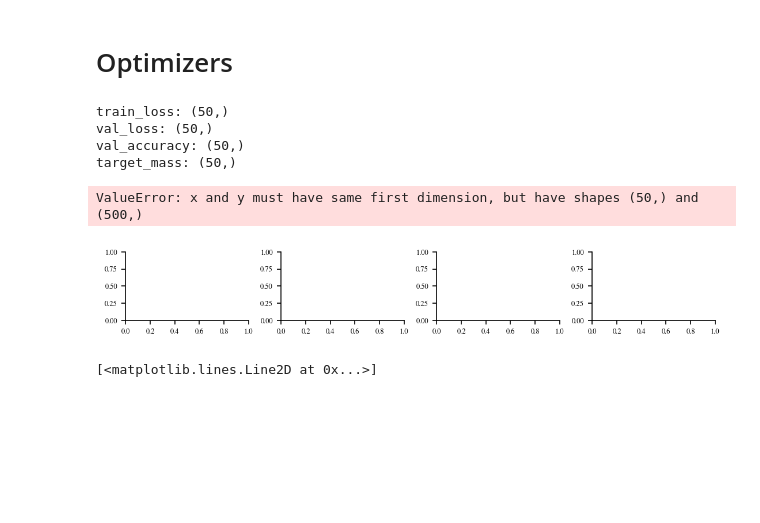
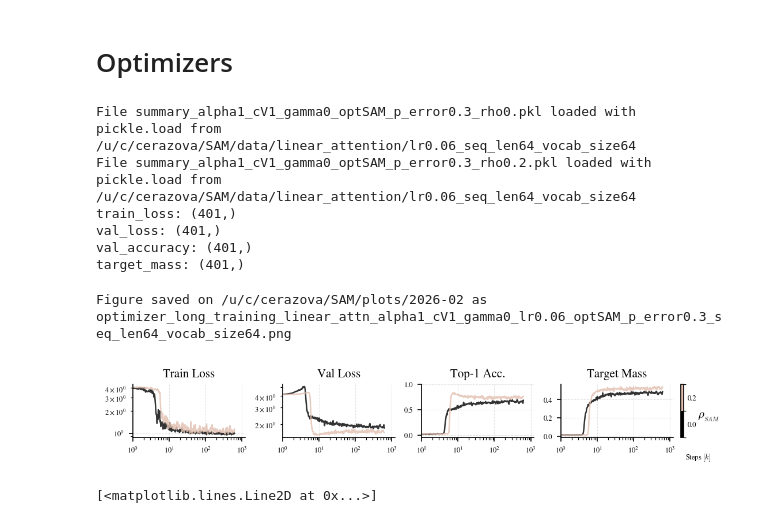
Before and after one commit to CristopherErazo/SAM, a Jupyter notebook: notebooks/26_02_09_Simplified_Task.ipynb, the cells around one changed output. Drawn from its saved outputs; the diff is of its cells as text; code cells hidden in the pictures; blank space fills up the shorter version.

Commit message:
Plots linear vs sfm attention

```diff
--- a/notebooks/26_02_09_Simplified_Task.ipynb
+++ b/notebooks/26_02_09_Simplified_Task.ipynb
@@ -509,7 +509,7 @@ results = {key: {rho: [] for rho in rhos} for key in keys}
 for rho in rhos:
     var_names = ['alpha','cV','opt','rho','gamma','p_error']
     params = make_params_dict(fix_names, var_names)
-    summary = load_data('summary_switch',experiment_name='small_induction_head', params=params,show=False)
+    summary = load_data('summary',experiment_name='linear_attention', params=params,show=True)
     for key in keys:
         results[key][rho] = summary[key]
 
@@ -519,7 +519,9 @@ results['step'] = summary['step']
 for key in keys:
     print(f'{key}: {results[key][rho].shape}')
 # %% [output]
-train_loss: (50,)
-val_loss: (50,)
-val_accuracy: (50,)
-target_mass: (50,)
+File summary_alpha1_cV1_gamma0_optSAM_p_error0.3_rho0.pkl loaded with pickle.load from /u/c/cerazova/SAM/data/linear_attention/lr0.06_seq_len64_vocab_size64
+File summary_alpha1_cV1_gamma0_optSAM_p_error0.3_rho0.2.pkl loaded with pickle.load from /u/c/cerazova/SAM/data/linear_attention/lr0.06_seq_len64_vocab_size64
+train_loss: (401,)
+val_loss: (401,)
+val_accuracy: (401,)
+target_mass: (401,)
@@ -537,36 +542,36 @@ fig ,  axes = create_fig(ncols=ncols,size='double',h=0.15)
 for i , (ax , key) in enumerate(zip(axes, keys)):
     for j , rho in enumerate(rhos):
         ax.plot(results['step']/1000, results[key][rho],lw=1.2,alpha=0.8,color=colors[j])
     ax.set_title(titles[i])
     ax.grid(ls='--',alpha=0.2,c='gray',lw=0.5)
 
 
 # Create discrete colormap and colorbar with discrete colors
 cmap = ListedColormap(colors)
 bounds = np.arange(len(rhos) + 1)
 norm = BoundaryNorm(bounds, cmap.N)
 
 cbar = fig.colorbar(
     plt.cm.ScalarMappable(cmap=cmap,norm=norm),
     ax=ax, orientation='vertical',pad=0.05)
 
 cbar.set_label(r'$\rho_{_{SAM}}$', rotation=0, labelpad=10)
 # Ticks and labels
 cbar.set_ticks(ticks=(np.arange(len(rhos)) + 0.5), labels= rhos)
 cbar.ax.tick_params(length=0)  # Optional: remove tick lines for clarity
 ax.set_xscale('log')
 # ax.set_xlim(0,25)
 axes[2].set_ylim(-0.05,1)
 ax.set_xlim(left=1)
 axes[0].set_yscale('log')
 axes[1].set_yscale('log')
 fig.text(0.96, 0.01, r'Steps $[k]$', ha='center', va='center', fontsize=FONTSIZES['xs'])
 params = make_params_dict([*fix_names,'alpha','cV','opt','gamma','p_error'])
-# save_fig(fig, 'optimizer_long_training_linear_attn',params=params,date=True)
+save_fig(fig, 'optimizer_long_training_linear_attn',params=params,date=True)
 #
 # %% [output]
-ValueError: x and y must have same first dimension, but have shapes (50,) and (500,)
+Figure saved on /u/c/cerazova/SAM/plots/2026-02 as optimizer_long_training_linear_attn_alpha1_cV1_gamma0_lr0.06_optSAM_p_error0.3_seq_len64_vocab_size64.png
-[figure, old version]
+[figure, new version]
 # %%
 def fun_scale(rho_init,rho_final,t_tot,t,T0=1,gamma=1):
 
```
Also changed, not shown: parts of 1 cell of this notebook, 14 other files.
